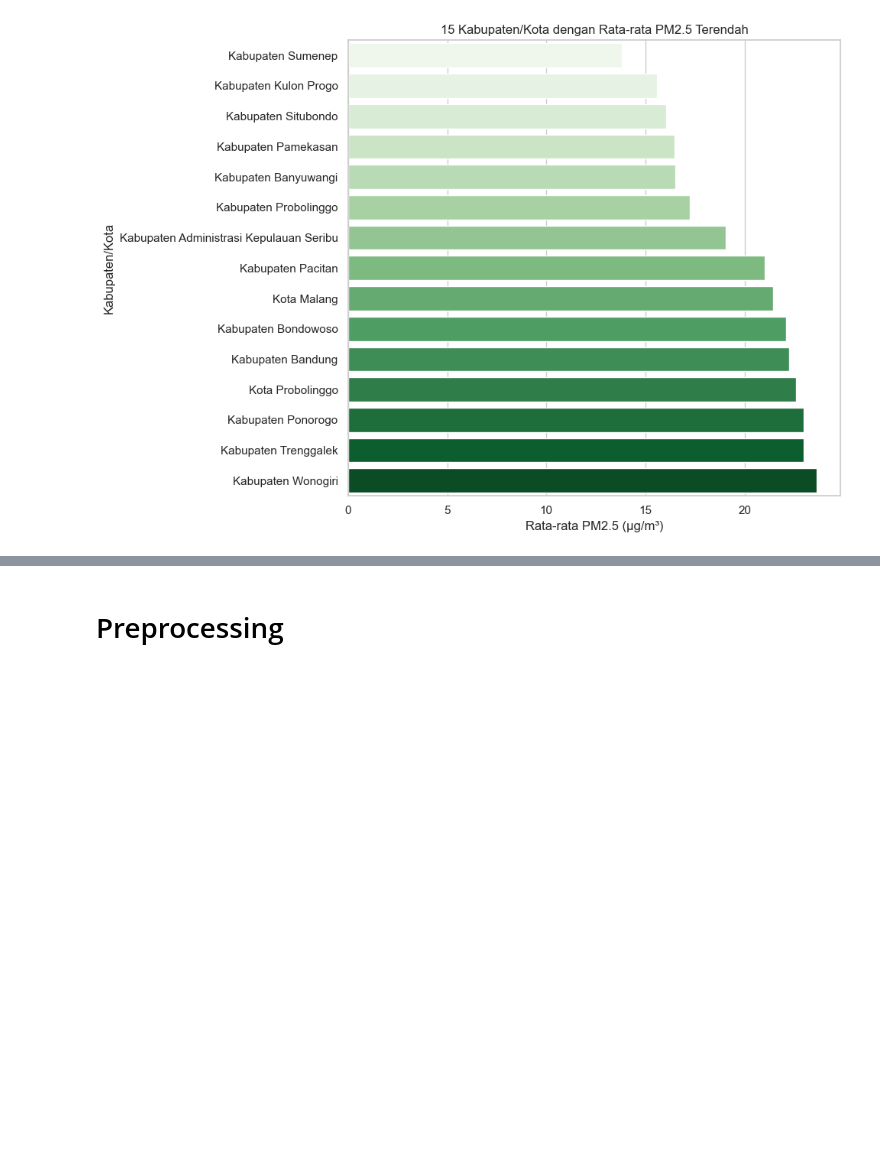
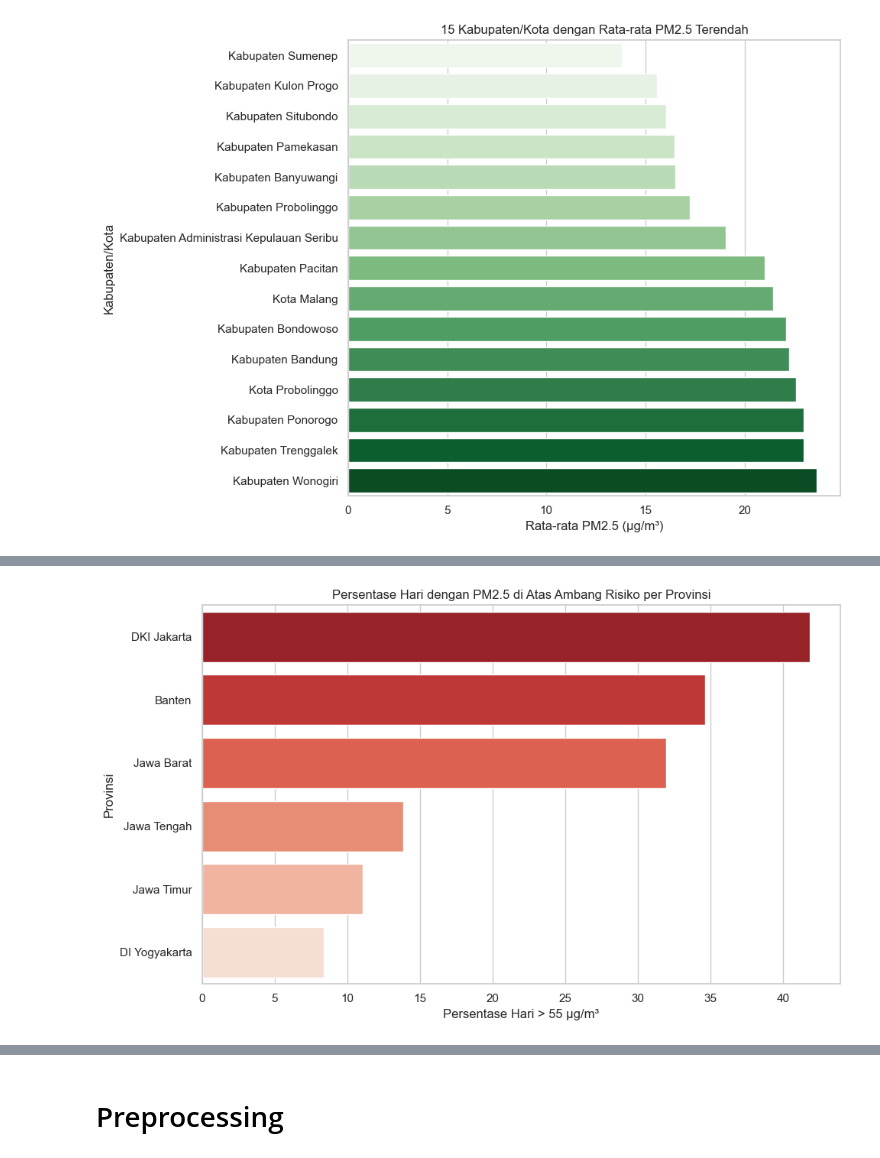
Before and after one commit to naufalhilmidh/AirGuard-SDGs, a Jupyter notebook: models/EDA dan Preprocessing Jawa.ipynb, the cells around one changed output, grey strips where cells are left out. Cells and saved outputs as stored; diff of their text form; code cells hidden in the pictures; blank space fills up the shorter version.

```diff
--- a/models/EDA dan Preprocessing Jawa.ipynb
+++ b/models/EDA dan Preprocessing Jawa.ipynb
@@ -404,0 +450,25 @@ display(
+# %%
+provinsi_risiko = (
+    df.groupby("provinsi")
+    .agg(
+        rata_rata_pm25=("pm2_5", "mean"),
+        median_pm25=("pm2_5", "median"),
+        maksimum_pm25=("pm2_5", "max"),
+        jumlah_hari=("pm2_5", "size"),
+        jumlah_hari_tinggi=("pm2_5", lambda x: (x > BATAS_TINGGI).sum())
+    )
+    .reset_index()
+)
+
+provinsi_risiko["persentase_hari_tinggi"] = (
+    provinsi_risiko["jumlah_hari_tinggi"]
+    / provinsi_risiko["jumlah_hari"]
+    * 100
+)
+
+provinsi_risiko = provinsi_risiko.sort_values(
+    "persentase_hari_tinggi",
+    ascending=False
+)
+
+display(provinsi_risiko.round(2))
@@ -404,0 +483,19 @@ display(
+# %%
+plt.figure(figsize=(10, 6))
+
+sns.barplot(
+    data=provinsi_risiko,
+    y="provinsi",
+    x="persentase_hari_tinggi",
+    hue="provinsi",
+    palette="Reds_r",
+    legend=False
+)
+
+plt.title("Persentase Hari dengan PM2.5 di Atas Ambang Risiko per Provinsi")
+plt.xlabel("Persentase Hari > 55 µg/m³")
+plt.ylabel("Provinsi")
+plt.tight_layout()
+plt.show()
+# %% [output]
+[figure, added]
```
Also changed, not shown: parts of 13 cells of this notebook, 1 other file.
